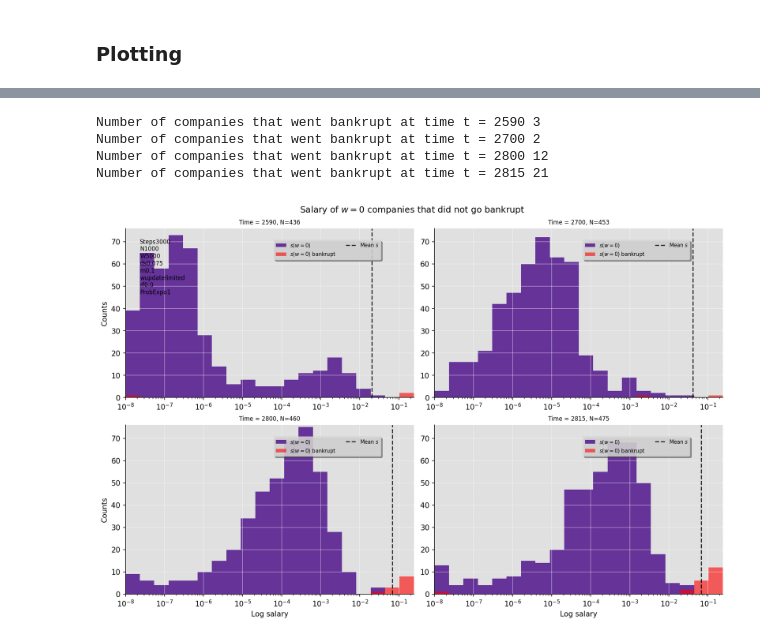
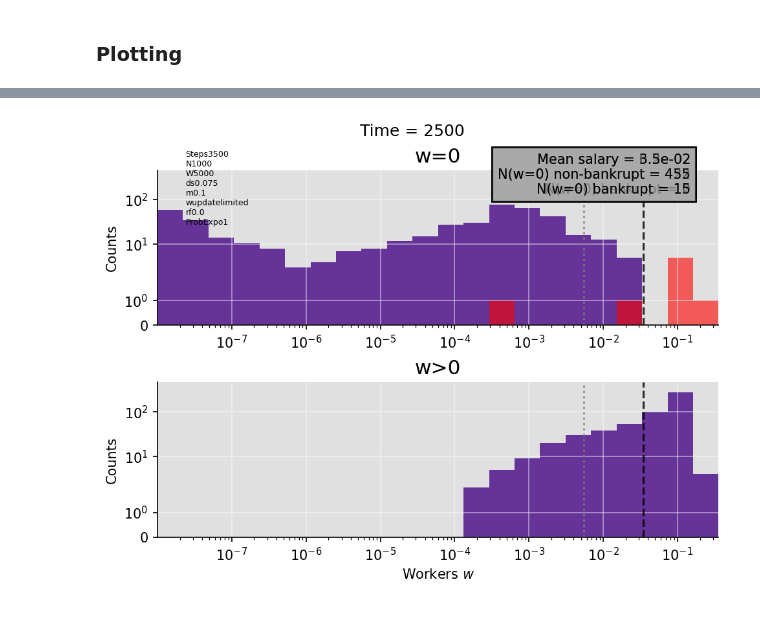
Before and after one commit to 2BeAsh/masters_project, a Jupyter notebook: code/models/common/run_plotting.ipynb, the cells around one changed output, grey strips where cells are left out. Drawn from its saved outputs; the diff is of its cells as text; code cells hidden in the pictures.

```diff
--- a/code/models/common/run_plotting.ipynb
+++ b/code/models/common/run_plotting.ipynb
@@ -16,8 +16,10 @@ update_methods = {"worker_update": "limited",
                   "bankruptcy": "negative_money",
                   "mutation": "constant"}
 warmup_steps = 2500
-time_steps = 500 + warmup_steps
+time_steps = 1000 + warmup_steps
 seed = 42
+
+# warm2500 steps500 seed42
 
 # Multiple m values
 m_values = [1e-2, 5e-2, 1e-1, 5e-1, 1, 5, 10]
@@ -83,11 +79,9 @@ Number of companies that went bankrupt at time t = 2815 21
 # %%
 plotter.plot_w0(time_vals=[2590, 2700, 2800, 2815], no_bankrupt=True)
-# %% [output]
-Number of companies that went bankrupt at time t = 2590 3
-Number of companies that went bankrupt at time t = 2700 2
-Number of companies that went bankrupt at time t = 2800 12
-Number of companies that went bankrupt at time t = 2815 21
-[figure, removed]
+# %%
+plotter.animate_w0_wnon0(skip_time_steps=5);
+# %% [output]
+[figure, added]
 # %%
 plotter.plot_debt()
 # %%
```
Also changed, not shown: parts of 1 cell of this notebook.
